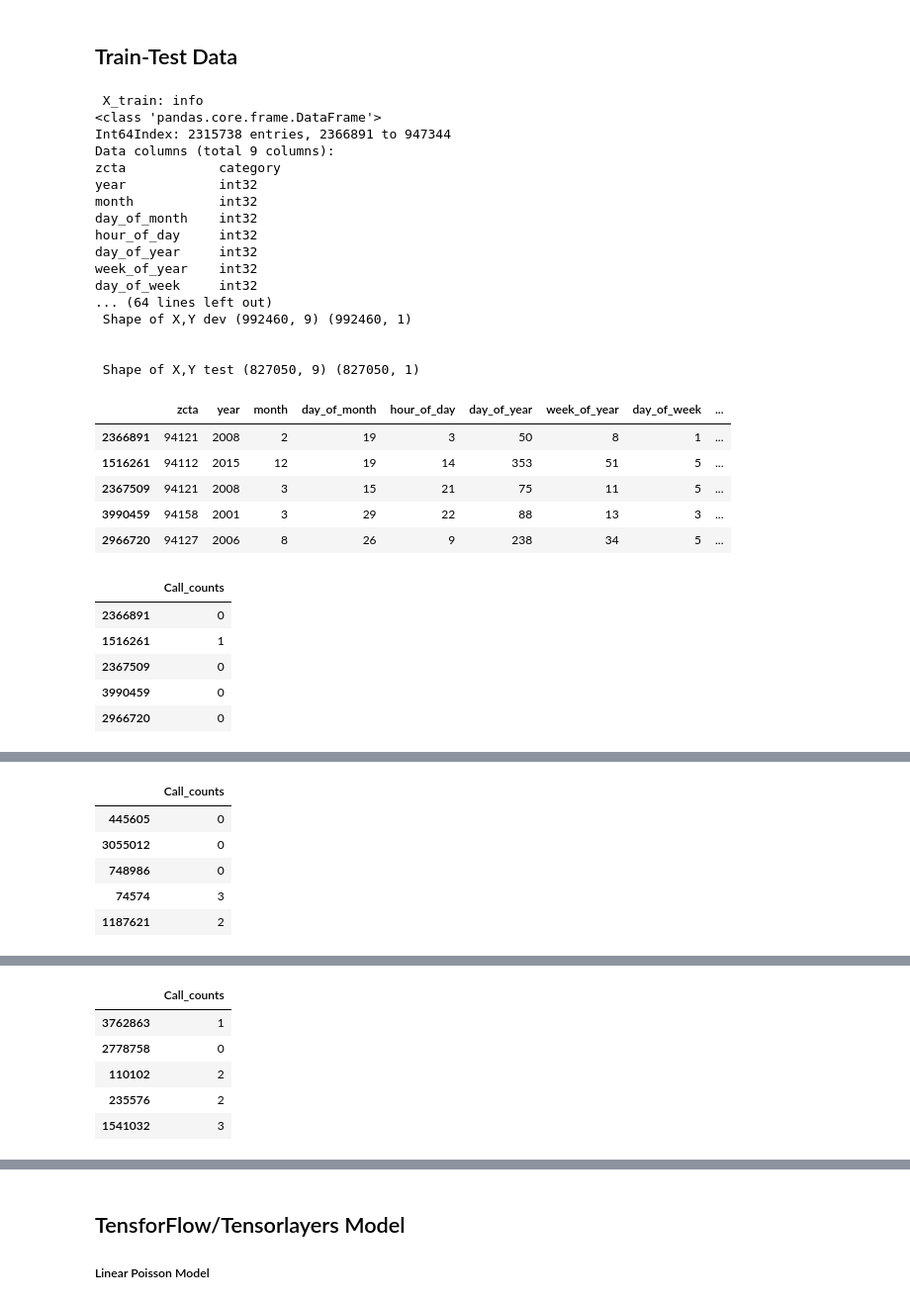
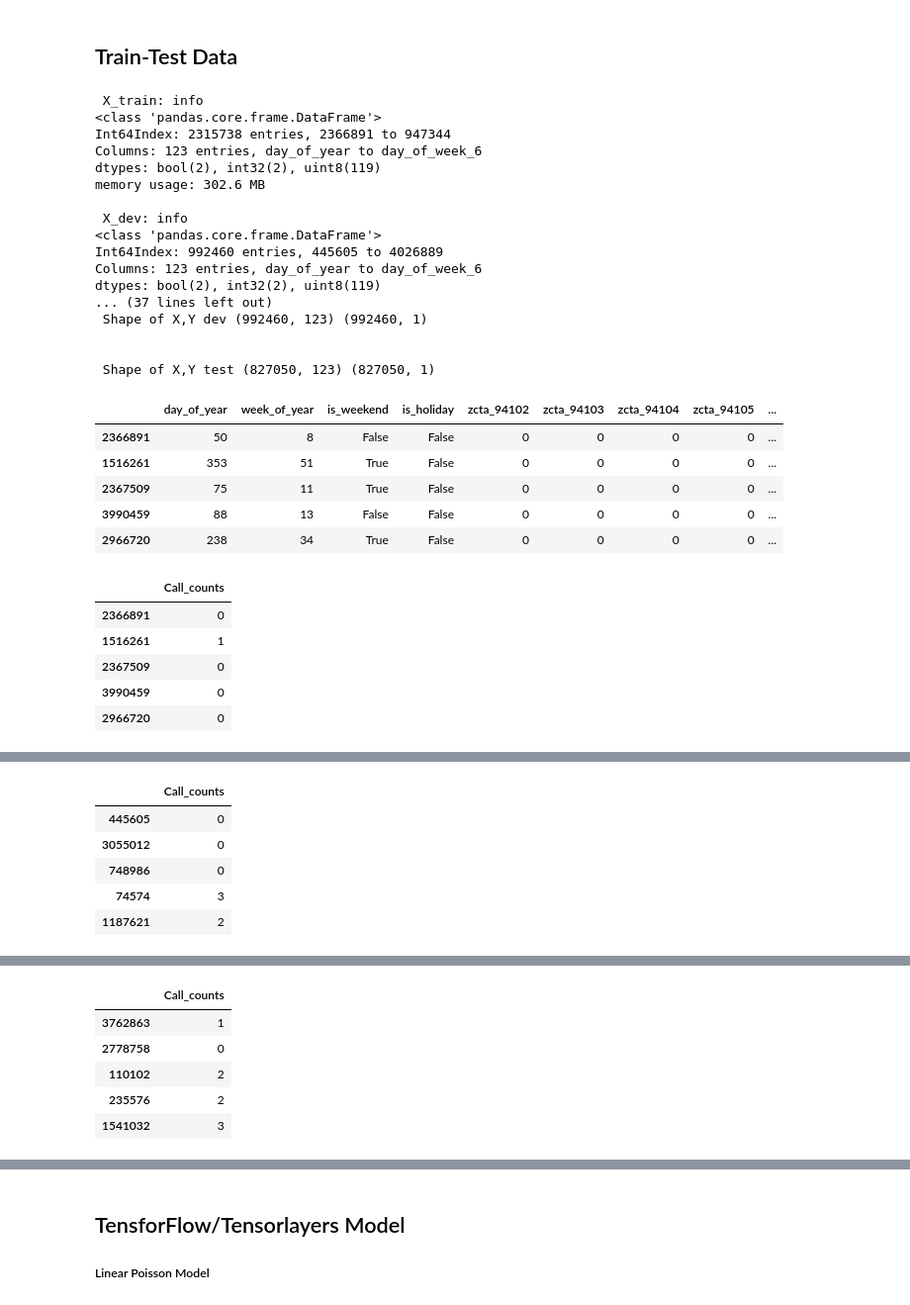
Before and after one commit to jamesypeng/Smarter-Emergency-Dispatch, a Jupyter notebook: 1 - NN model.ipynb, the cells around one changed output, grey strips where cells are left out. Shown at 99% size. Cells and saved outputs as stored; diff of their text form; code cells hidden in the pictures.

Commit message:
Clean up the NNL model

```diff
--- a/1 - NN model.ipynb
+++ b/1 - NN model.ipynb
@@ -200 +204,9 @@ Extract time features - year, month, day_of_month, hour_of_day, day_of_year, wee
+# %%
+holidays = USFederalHolidayCalendar().holidays(start='2000-01-01', end='2018-01-01')
+# type(holidays)
+# holidays[:10]
+# ems_calls2['Received_DtTm'][:10]
+
+ems_calls2['is_holiday'] = ems_calls2['Received_DtTm'].dt.date.astype('datetime64[D]').isin(holidays)
+# ems_calls2['is_holiday'] = ems_calls2['date'].isin(holidays)
 # %%
@@ -271,14 +294,24 @@ array([[94102, Timestamp('2000-04-12 21:00:00'), 1, ..., 15, 2, False],
 # %%
-from sklearn.model_selection import train_test_split
+data = ems_calls2.copy()
+data['zcta'] = data['zcta'].astype('category')
 
-data = ems_calls2.copy()
-
-# data['zcta'] = data['zcta'].astype('category')
 
 X = data[['zcta', 'year','month','day_of_month', 'hour_of_day',
-          'day_of_year', 'week_of_year', 'day_of_week', 'is_weekend']]
+          'day_of_year', 'week_of_year', 'day_of_week', 'is_weekend', 'is_holiday']]
+
+X = pd.get_dummies(X, columns=['zcta',
+                               'year',
+                               'month',
+                               'day_of_month',
+                               'hour_of_day',
+#                                'day_of_year',
+#                                'week_of_year',
+                               'day_of_week'])
 
 y = data[['Call_counts']]
+
+
+# y = tflearn.data_utils.to_categorical(data[['Call_counts']], 14)
 
 # split the data into train, dev, and test
 X_train, X_test, y_train, y_test = train_test_split(X, y, test_size=0.2, random_state=1234)
@@ -295,57 +328,51 @@ X_test.info()
 
 print('\n y_train: info')
 y_train.info()
 print('\n y_dev: info')
 y_dev.info()
 print('\n y_test: info')
 y_test.info()
 
 print('\n')
 print(' Shape of X,Y train {} {}'.format(X_train.shape, y_train.shape))
 print('\n')
 print(' Shape of X,Y dev {} {}'.format(X_dev.shape, y_dev.shape))
 print('\n')
 print(' Shape of X,Y test {} {}'.format(X_test.shape, y_test.shape))
 
 
-# X_dev.shape
-# y_dev.shape
-
-# X_test.shape
-# y_test.shape
-
 X_train.head()
 y_train.head()
 
 X_dev.head()
 y_dev.head()
 
 X_test.head()
 y_test.head()
 # %% [output]
  X_train: info
 <class 'pandas.core.frame.DataFrame'>
 Int64Index: 2315738 entries, 2366891 to 947344
-Data columns (total 9 columns):
-zcta            category
-year            int32
-month           int32
-day_of_month    int32
-hour_of_day     int32
-day_of_year     int32
-week_of_year    int32
-day_of_week     int32
-... (64 lines left out)
- Shape of X,Y dev (992460, 9) (992460, 1)
+Columns: 123 entries, day_of_year to day_of_week_6
+dtypes: bool(2), int32(2), uint8(119)
+memory usage: 302.6 MB
+
+ X_dev: info
+<class 'pandas.core.frame.DataFrame'>
+Int64Index: 992460 entries, 445605 to 4026889
+Columns: 123 entries, day_of_year to day_of_week_6
+dtypes: bool(2), int32(2), uint8(119)
+... (37 lines left out)
+ Shape of X,Y dev (992460, 123) (992460, 1)
 
 
- Shape of X,Y test (827050, 9) (827050, 1)
+ Shape of X,Y test (827050, 123) (827050, 1)
-|  | zcta | year | month | day_of_month | hour_of_day | day_of_year | week_of_year | day_of_week | ... |
-| 2366891 | 94121 | 2008 | 2 | 19 | 3 | 50 | 8 | 1 | ... |
-| 1516261 | 94112 | 2015 | 12 | 19 | 14 | 353 | 51 | 5 | ... |
-| 2367509 | 94121 | 2008 | 3 | 15 | 21 | 75 | 11 | 5 | ... |
-| 3990459 | 94158 | 2001 | 3 | 29 | 22 | 88 | 13 | 3 | ... |
-| 2966720 | 94127 | 2006 | 8 | 26 | 9 | 238 | 34 | 5 | ... |
+|  | day_of_year | week_of_year | is_weekend | is_holiday | zcta_94102 | zcta_94103 | zcta_94104 | zcta_94105 | ... |
+| 2366891 | 50 | 8 | False | False | 0 | 0 | 0 | 0 | ... |
+| 1516261 | 353 | 51 | True | False | 0 | 0 | 0 | 0 | ... |
+| 2367509 | 75 | 11 | True | False | 0 | 0 | 0 | 0 | ... |
+| 3990459 | 88 | 13 | False | False | 0 | 0 | 0 | 0 | ... |
+| 2966720 | 238 | 34 | True | False | 0 | 0 | 0 | 0 | ... |
 |  | Call_counts |
 | 2366891 | 0 |
 | 1516261 | 1 |
```
Also changed, not shown: parts of 32 cells of this notebook.
